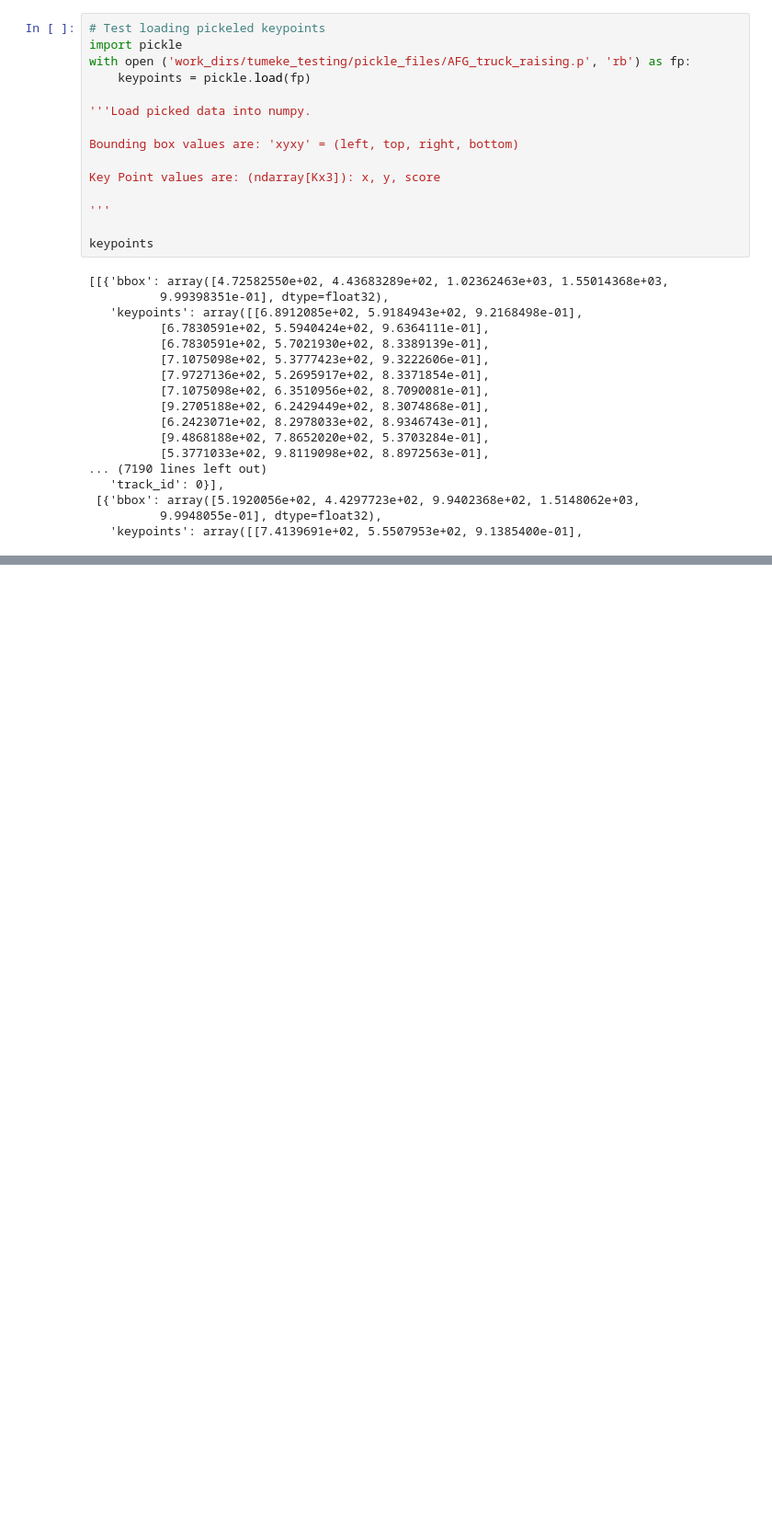
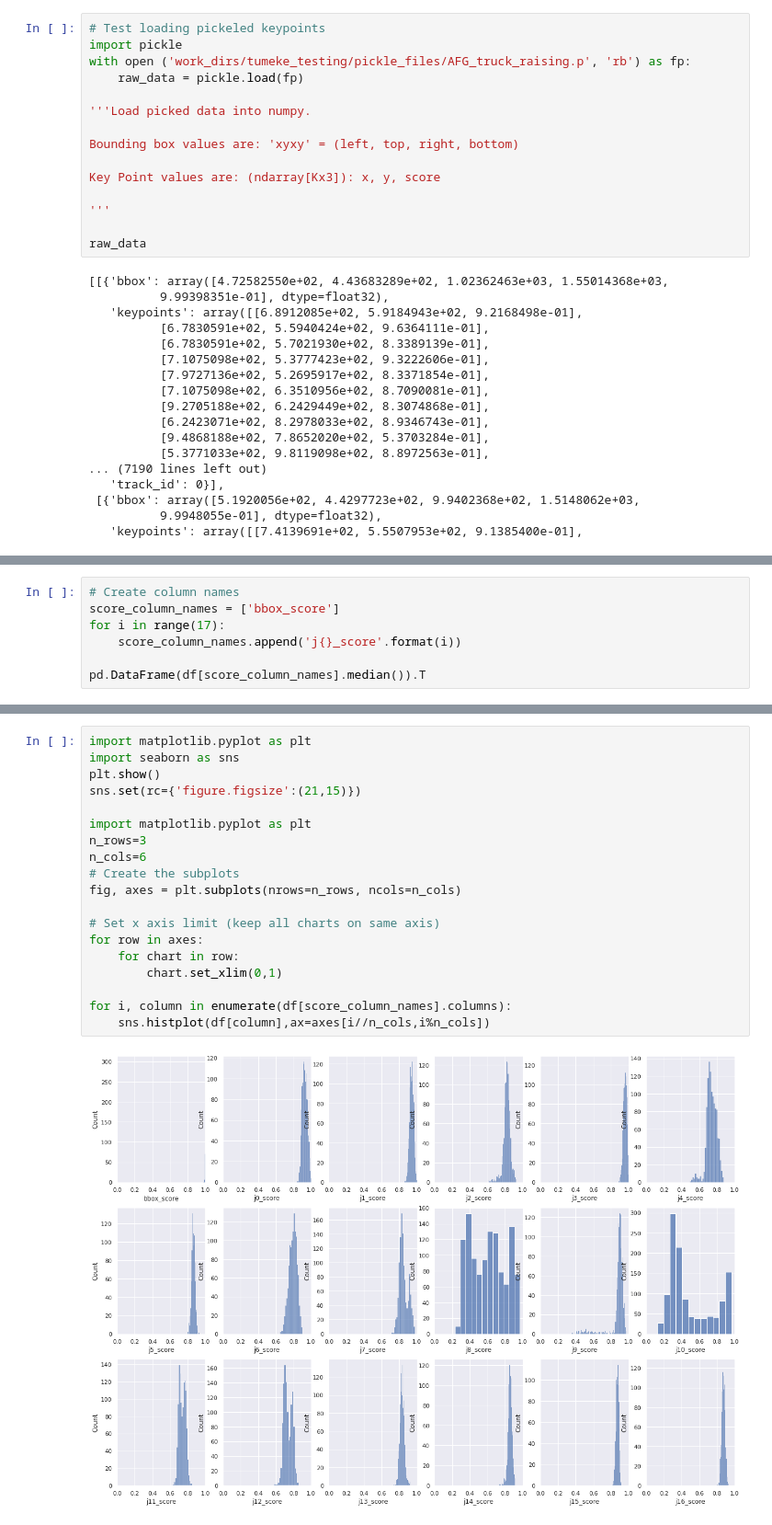
Before and after one commit to diwgan32/mmpose, a Jupyter notebook: TuMeke_Testing_Framework.ipynb, the cells around one changed output, grey strips where cells are left out. Shown at 92% size. Drawn from its saved outputs; the diff is of its cells as text; blank space fills up the shorter version.

```diff
--- a/TuMeke_Testing_Framework.ipynb
+++ b/TuMeke_Testing_Framework.ipynb
@@ -86,7 +86,7 @@ Video "vid1" processed.
 # Test loading pickeled keypoints
 import pickle
 with open ('work_dirs/tumeke_testing/pickle_files/AFG_truck_raising.p', 'rb') as fp:
-    keypoints = pickle.load(fp)
+    raw_data = pickle.load(fp)
 
 '''Load picked data into numpy.
 
@@ -96,7 +96,7 @@ Key Point values are: (ndarray[Kx3]): x, y, score
 
 '''
 
-keypoints
+raw_data
 # %% [output]
 [[{'bbox': array([4.72582550e+02, 4.43683289e+02, 1.02362463e+03, 1.55014368e+03,
           9.99398351e-01], dtype=float32),
@@ -166,0 +202,7 @@ test[0][0]
+# %%
+# Create column names
+score_column_names = ['bbox_score']
+for i in range(17):
+    score_column_names.append('j{}_score'.format(i))
+
+pd.DataFrame(df[score_column_names].median()).T
@@ -167,3 +214,24 @@ test[0][0]
+# %%
+import matplotlib.pyplot as plt
+import seaborn as sns
+plt.show()
+sns.set(rc={'figure.figsize':(21,15)})
+
+import matplotlib.pyplot as plt
+n_rows=3
+n_cols=6
+# Create the subplots
+fig, axes = plt.subplots(nrows=n_rows, ncols=n_cols)
+
+# Set x axis limit (keep all charts on same axis)
+for row in axes:
+    for chart in row:
+        chart.set_xlim(0,1)
+
+for i, column in enumerate(df[score_column_names].columns):
+    sns.histplot(df[column],ax=axes[i//n_cols,i%n_cols])
+# %% [output]
+[figure, added]
 # %%
 def euclidean_dist(p1, p2):
     # Euclidean distance
```
Also changed, not shown: parts of 9 cells of this notebook, 4 other files.
